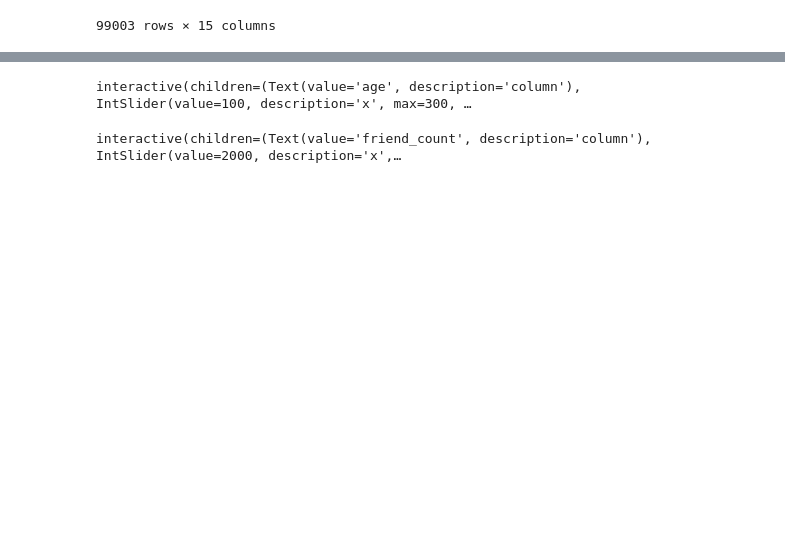
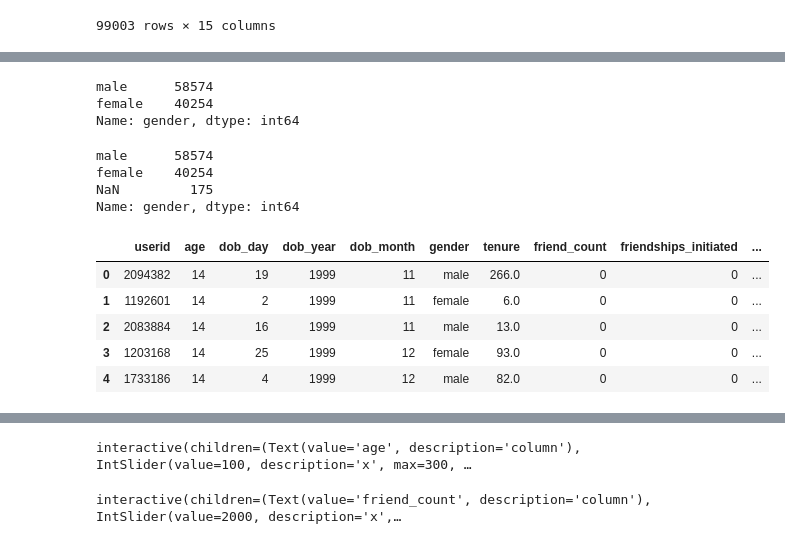
Before and after one commit to Themoonflow/DataMeshNetwork, a Jupyter notebook: SQL_InterAct.ipynb, the cells around one changed output, grey strips where cells are left out. Cells and saved outputs as stored; diff of their text form; code cells hidden in the pictures; blank space fills up the shorter version.

```diff
--- a/SQL_InterAct.ipynb
+++ b/SQL_InterAct.ipynb
@@ -67,0 +101,25 @@ fbData.describe()
+# %%
+fbData['gender'].value_counts()
+# %% [output]
+male      58574
+female    40254
+Name: gender, dtype: int64
+# %%
+fbData['gender'].value_counts(dropna=False)
+# %% [output]
+male      58574
+female    40254
+NaN         175
+Name: gender, dtype: int64
+# %%
+#divided the age into a group of 10. see last column
+ageLabels=['0-10', '10-20','21-30','31-40','41-50','51-60','61-70','71-80','81-90','91-100','101-110','111-120']
+fbData['age_group'] = pd.cut(fbData.age, bins=np.arange(0,121,10),labels=ageLabels,right=True)
+fbData.head()
+# %% [output]
+|  | userid | age | dob_day | dob_year | dob_month | gender | tenure | friend_count | friendships_initiated | ... |
+| 0 | 2094382 | 14 | 19 | 1999 | 11 | male | 266.0 | 0 | 0 | ... |
+| 1 | 1192601 | 14 | 2 | 1999 | 11 | female | 6.0 | 0 | 0 | ... |
+| 2 | 2083884 | 14 | 16 | 1999 | 11 | male | 13.0 | 0 | 0 | ... |
+| 3 | 1203168 | 14 | 25 | 1999 | 12 | female | 93.0 | 0 | 0 | ... |
+| 4 | 1733186 | 14 | 4 | 1999 | 12 | male | 82.0 | 0 | 0 | ... |
```
Also changed, not shown: parts of 6 cells of this notebook.
